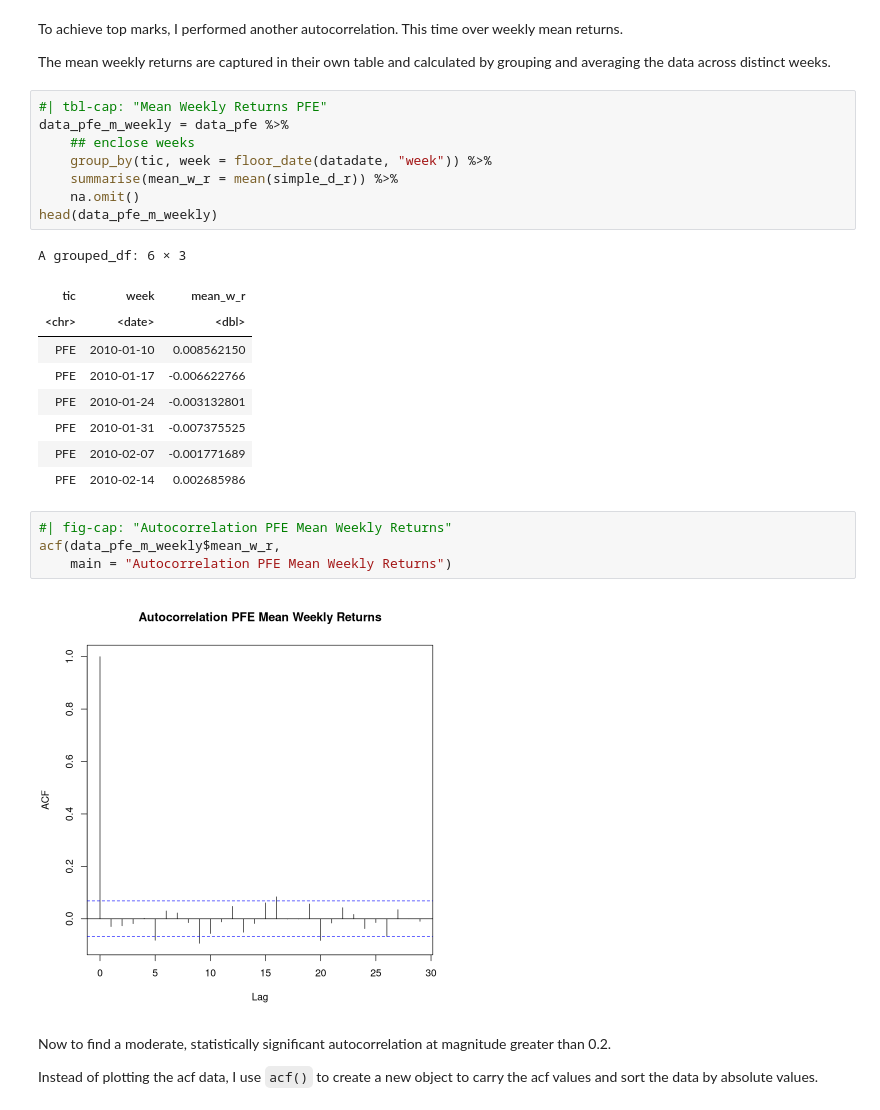
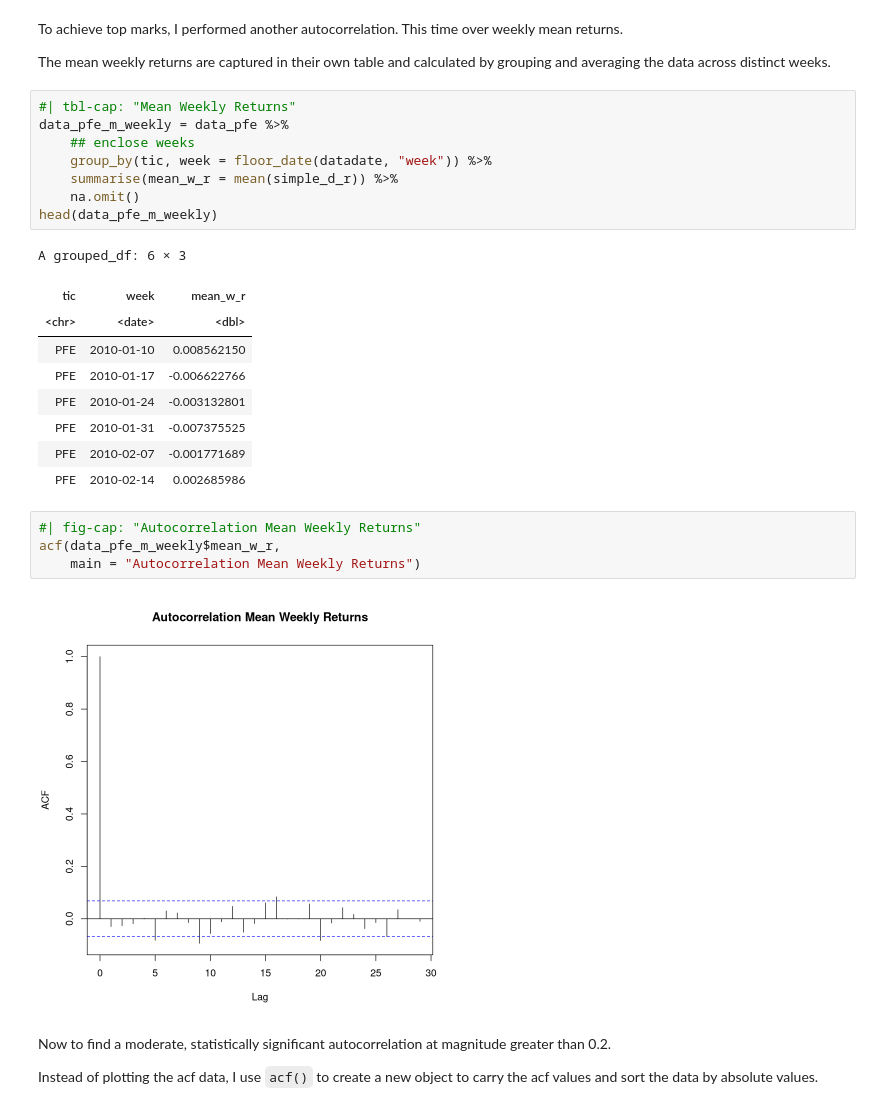
Before and after one commit to mg825/R_Assignment_1, a Jupyter notebook: Assignment-3/code3.ipynb, the cells around one changed output. Cells and saved outputs as stored; diff of their text form.

```diff
--- a/Assignment-3/code3.ipynb
+++ b/Assignment-3/code3.ipynb
@@ -117,7 +117,7 @@ To achieve top marks, I performed another autocorrelation. This time over weekly
 
 The mean weekly returns are captured in their own table and calculated by grouping and averaging the data across distinct weeks.
 # %%
-#| tbl-cap: "Mean Weekly Returns PFE"
+#| tbl-cap: "Mean Weekly Returns"
 data_pfe_m_weekly = data_pfe %>%
     ## enclose weeks
     group_by(tic, week = floor_date(datadate, "week")) %>%
@@ -135,11 +135,11 @@ A grouped_df: 6 × 3
 | PFE | 2010-02-07 | -0.001771689 |
 | PFE | 2010-02-14 | 0.002685986 |
 # %%
-#| fig-cap: "Autocorrelation PFE Mean Weekly Returns"
+#| fig-cap: "Autocorrelation Mean Weekly Returns"
 acf(data_pfe_m_weekly$mean_w_r,
-    main = "Autocorrelation PFE Mean Weekly Returns")
+    main = "Autocorrelation Mean Weekly Returns")
 # %% [output]
-[figure, old version]
+[figure, new version]
 # %% [markdown]
 Now to find a moderate, statistically significant autocorrelation at magnitude greater than 0.2.
 
```
Also changed, not shown: parts of 21 cells of this notebook, 1 other file.
